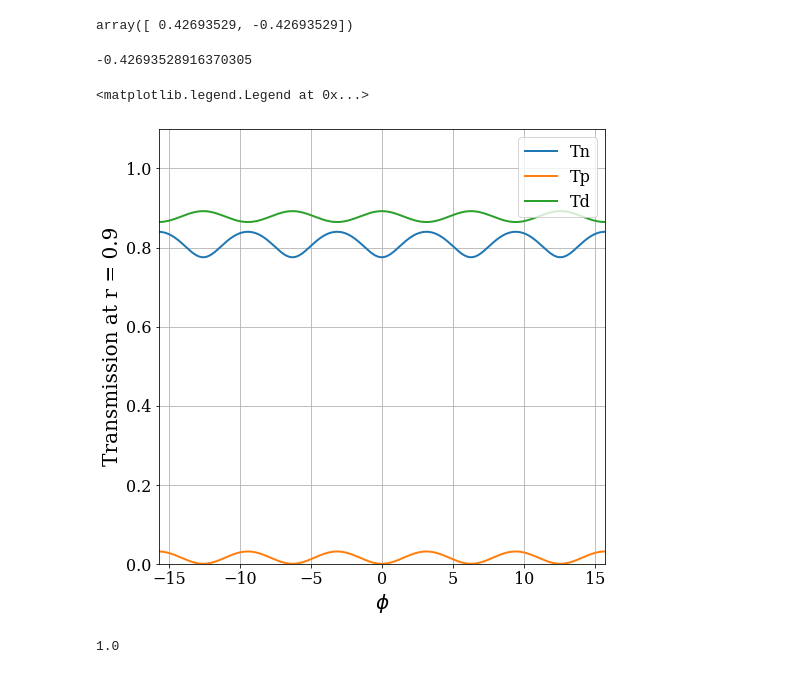
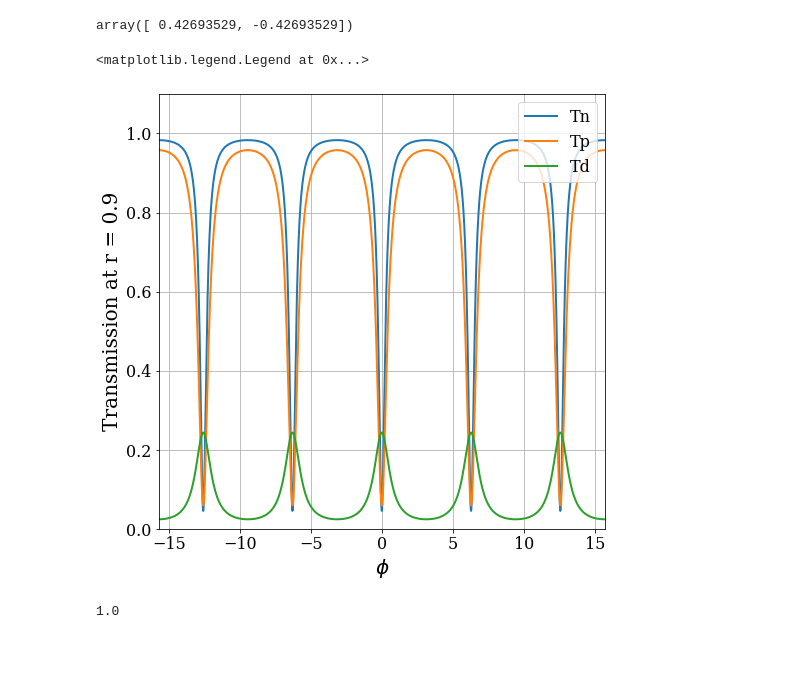
Before and after one commit to moisesoliveira08/Ring-Resonator, a Jupyter notebook: ring_resonator.ipynb, the cells around one changed output. Saved outputs shown, nothing was run; the diff lists cells and outputs as text; code cells hidden in the pictures.

```diff
--- a/ring_resonator.ipynb
+++ b/ring_resonator.ipynb
@@ -130,34 +130,30 @@ print(result_)
 # %% [output]
 [1.10329977 0.90637198]
 array([ 0.42693529, -0.42693529])
-# %%
-10*np.log10(1 - 0.09362802)
-# %% [output]
--0.42693528916370305
 # %%
 figure4 = plt.figure(figsize=(8, 8))
 r1= 0.9
 r2 = 0.9
-r = solution[1]
+r = 0.85
 
 a = 0.9
 phi = np.linspace(-5*np.pi,5*np.pi, 10000)
 
 T_n = (a**2 - 2*r*a*np.cos(phi) + (r)**2)/(1 - 2*a*r*np.cos(phi) + (r*a)**2)
 T_p = ((r*a)**2 - 2*r**2*a*np.cos(phi) + r**2)/(1 - 2*r**2*a*np.cos(phi)+(r**2*a)**2)
 T_d = (1-r**2)*(1-r**2)*a/(1 - 2*r**2*a*np.cos(phi)+(r*a)**2)
 plt.plot(phi, T_n, label= 'Tn', linewidth = 2)
 plt.plot(phi, T_p, label= 'Tp', linewidth = 2)
 plt.plot(phi, T_d, label= 'Td', linewidth = 2)
 plt.grid(True)
 plt.xlim([-5*np.pi,5*np.pi])
 plt.ylim([0, 1.1])
 plt.ylabel('Transmission at r = 0.9', size = '20')
 plt.xlabel('$\phi$', size = 20)
 plt.legend(loc='upper right')
 # %% [output]
 <matplotlib.legend.Legend at 0x...>
-[figure, old version]
+[figure, new version]
 # %%
 fdtd =lumapi.FDTD(filename= 'halfring.fsp')
 # %%
```
